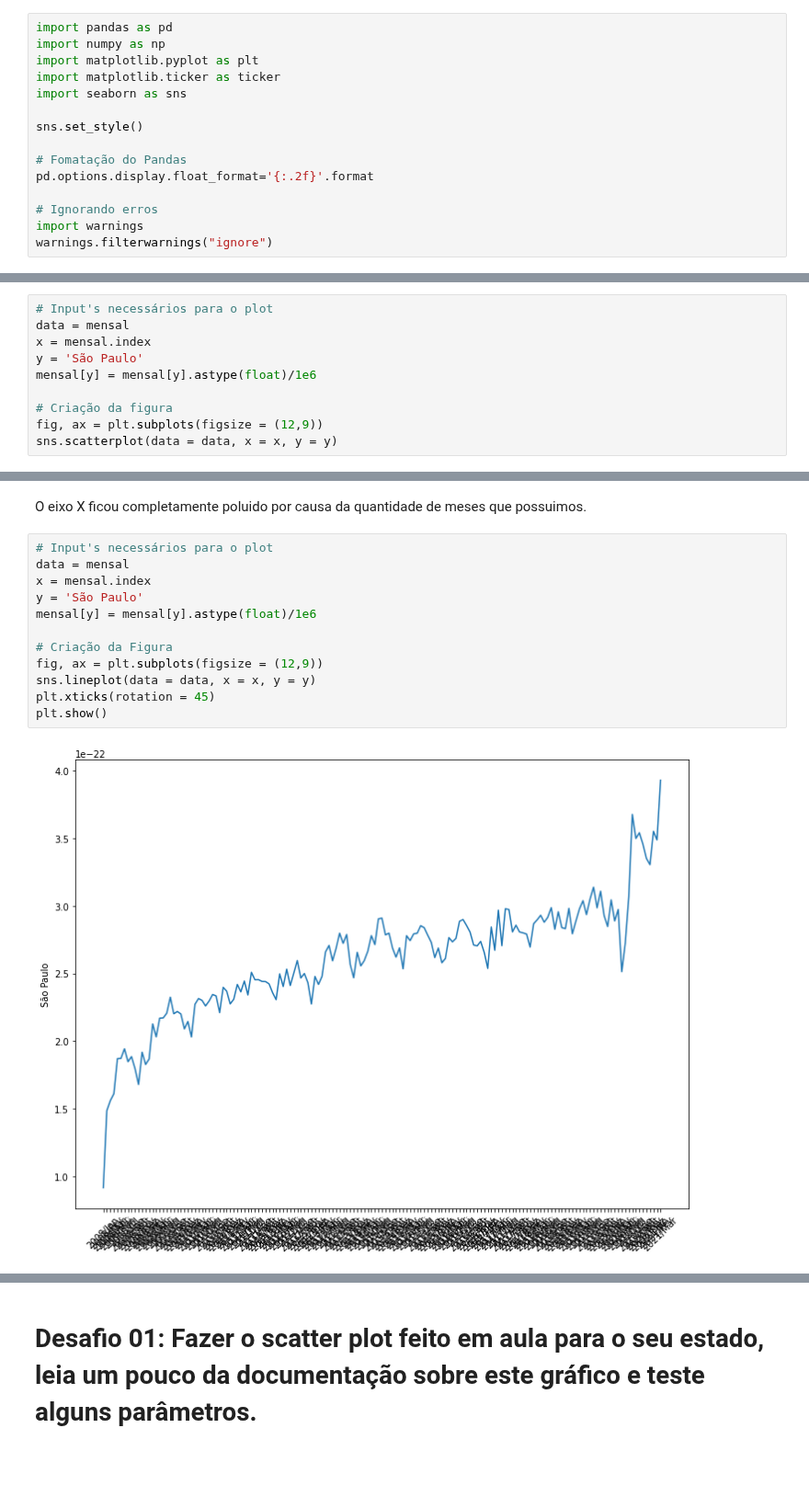
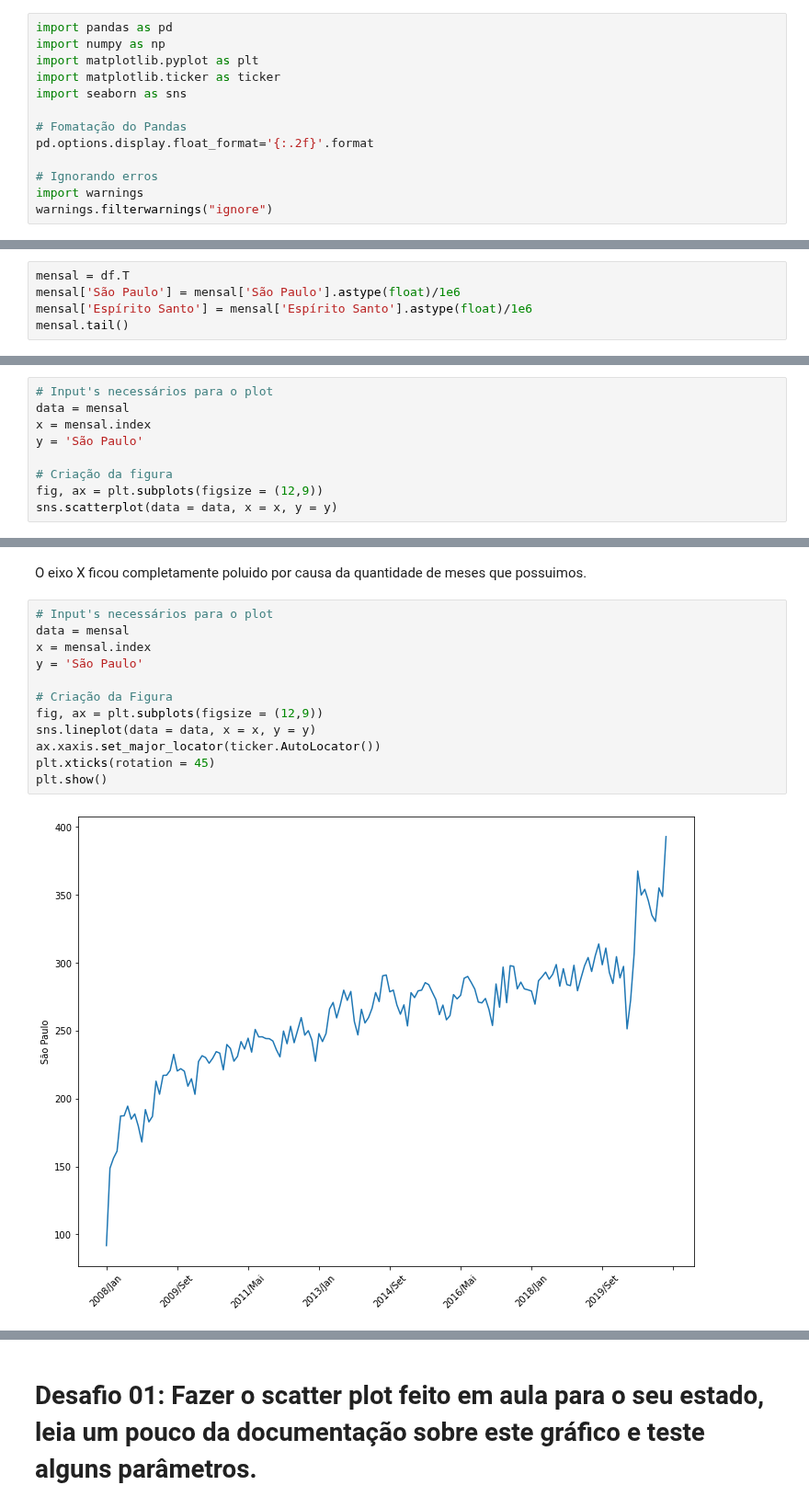
Before and after one commit to antoniodragoc/Bootcamp_Data_Science_Aplicada, a Jupyter notebook: Modulo02/m02a03.ipynb, the cells around one changed output, grey strips where cells are left out. Shown at 92% size. Drawn from its saved outputs; the diff is of its cells as text; blank space fills up the shorter version.

```diff
--- a/Modulo02/m02a03.ipynb
+++ b/Modulo02/m02a03.ipynb
@@ -5,8 +5,6 @@ import matplotlib.pyplot as plt
 import matplotlib.ticker as ticker
 import seaborn as sns
 
-sns.set_style()
-
 # Fomatação do Pandas
 pd.options.display.float_format='{:.2f}'.format
 
@@ -62,0 +50,5 @@ mensal.tail()
+# %%
+mensal = df.T
+mensal['São Paulo'] = mensal['São Paulo'].astype(float)/1e6
+mensal['Espírito Santo'] = mensal['Espírito Santo'].astype(float)/1e6
+mensal.tail()
@@ -65,7 +65,6 @@ mensal.tail()
 data = mensal
 x = mensal.index
 y = 'São Paulo'
-mensal[y] = mensal[y].astype(float)/1e6
 
 # Criação da figura
 fig, ax = plt.subplots(figsize = (12,9))
@@ -78,14 +77,14 @@ O eixo X ficou completamente poluido por causa da quantidade de meses que possui
 # %%
 # Input's necessários para o plot
 data = mensal
 x = mensal.index
 y = 'São Paulo'
-mensal[y] = mensal[y].astype(float)/1e6
 
 # Criação da Figura
 fig, ax = plt.subplots(figsize = (12,9))
 sns.lineplot(data = data, x = x, y = y)
+ax.xaxis.set_major_locator(ticker.AutoLocator())
 plt.xticks(rotation = 45)
 plt.show()
 # %% [output]
-[figure, old version]
+[figure, new version]
```
Also changed, not shown: parts of 9 cells of this notebook, 1 other file.
